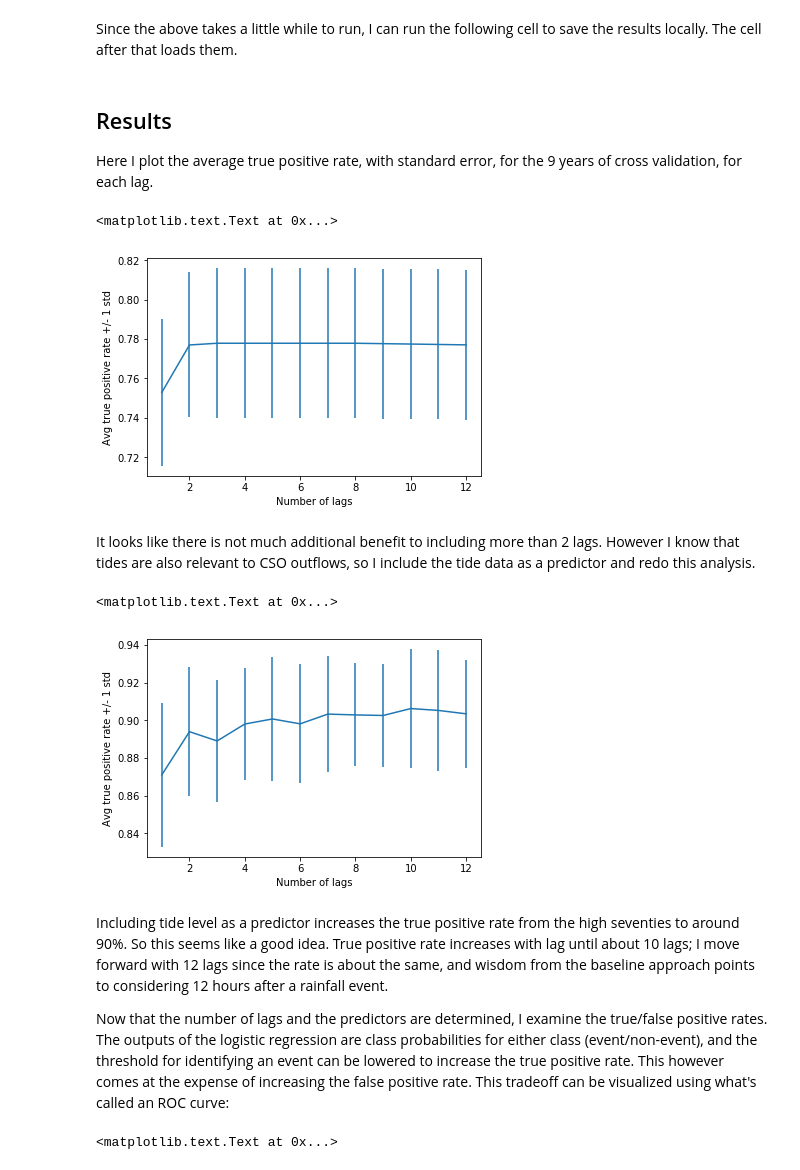
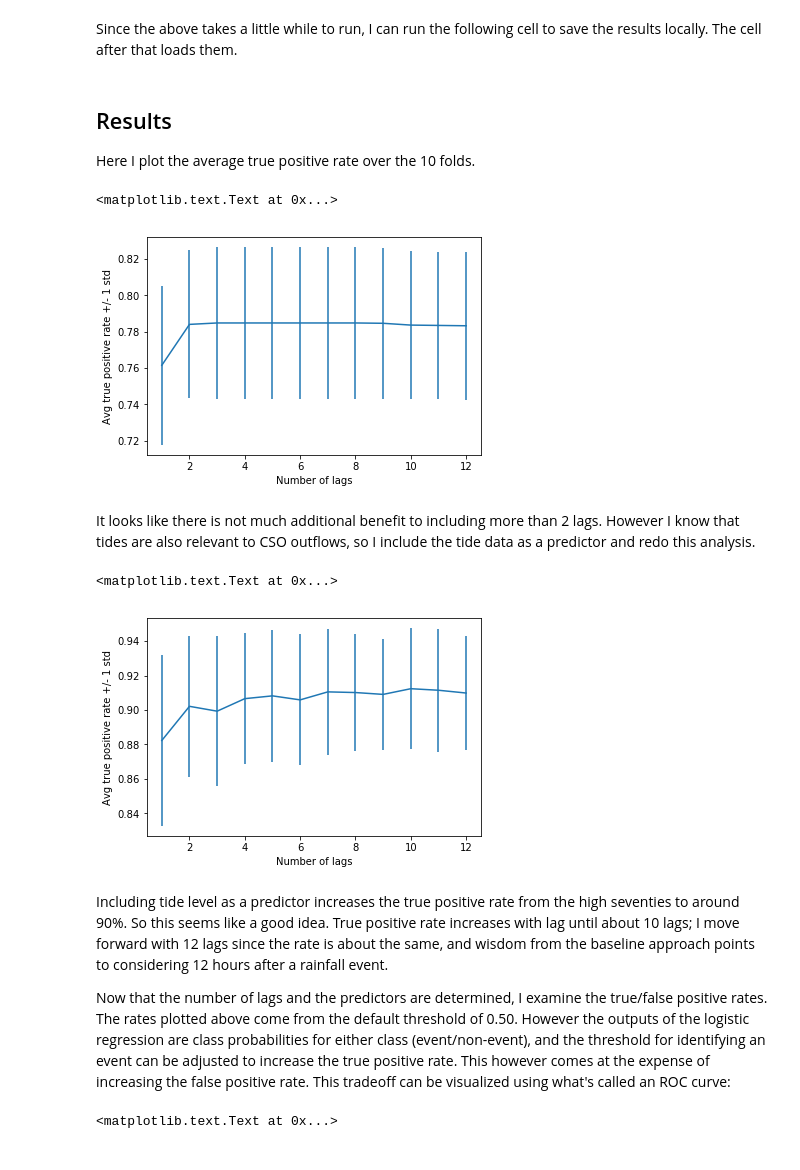
Before and after one commit to klostest/NYCDEP, a Jupyter notebook: Sewer_overflow_and_bacteria_project.ipynb, the cells around one changed output. Cells and saved outputs as stored; diff of their text form; code cells hidden in the pictures.

```diff
--- a/Sewer_overflow_and_bacteria_project.ipynb
+++ b/Sewer_overflow_and_bacteria_project.ipynb
@@ -469,8 +474,8 @@ fname = 'metrics_cso_1_preds_lags_1_to_12.pkl'
 [lags_to_try, all_test_acc, all_test_proba,\
             all_test_roc, sklearn_metrics] = joblib.load(fname)
 # %% [markdown]
-## Results
-Here I plot the average true positive rate, with standard error, for the 9 years of cross validation, for each lag.
+## Results <a id='results_cso'></a>
+Here I plot the average true positive rate over the 10 folds.
 # %%
 #Plot of mean and std dev across the cross validation
 mean_stat = np.array([])
@@ -478,14 +483,14 @@ std_stat = np.array([])
 
 for lag_order in lags_to_try:
 #     print(lag_order)
-    this_lag_order_f1 = np.array([])
+    this_lag_order_tpr = np.array([])
 
-    for year_index in range(np.shape(sklearn_metrics[lag_order-1])[0]-1):
+    for year_index in range(np.shape(sklearn_metrics[lag_order-1])[0]):
         #Get true positive rate
-        this_lag_order_f1 = np.append(this_lag_order_f1, sklearn_metrics[lag_order-1][year_index][1][1])
+        this_lag_order_tpr = np.append(this_lag_order_tpr, sklearn_metrics[lag_order-1][year_index][1][1])
 
-    mean_stat = np.append(mean_stat, np.mean(this_lag_order_f1))
-    std_stat = np.append(std_stat, np.std(this_lag_order_f1))
+    mean_stat = np.append(mean_stat, np.mean(this_lag_order_tpr))
+    std_stat = np.append(std_stat, np.std(this_lag_order_tpr))
 
 # plt.plot(several_lags, mean_r_sq)
 plt.errorbar(lags_to_try, mean_stat, yerr=std_stat)
@@ -494,7 +499,7 @@ plt.ylabel('Avg true positive rate +/- 1 std')
 plt.title('')
 # %% [output]
 <matplotlib.text.Text at 0x...>
-[figure, old version]
+[figure, new version]
 # %% [markdown]
 It looks like there is not much additional benefit to including more than 2 lags.  However I know that tides are also relevant to CSO outflows, so I include the tide data as a predictor and redo this analysis.
 # %%
@@ -529,31 +534,31 @@ fname = 'metrics_cso_2_preds_lags_1_to_12.pkl'
 # %%
 #Plot of mean and std dev across the cross validation
 mean_stat = np.array([])
 std_stat = np.array([])
 
 for lag_order in lags_to_try:
 #     print(lag_order)
-    this_lag_order_f1 = np.array([])
+    this_lag_order_tpr = np.array([])
 
-    for year_index in range(np.shape(sklearn_metrics[lag_order-1])[0]-1):
+    for year_index in range(np.shape(sklearn_metrics[lag_order-1])[0]):
         #Get true positive rate
-        this_lag_order_f1 = np.append(this_lag_order_f1, sklearn_metrics[lag_order-1][year_index][1][1])
+        this_lag_order_tpr = np.append(this_lag_order_tpr, sklearn_metrics[lag_order-1][year_index][1][1])
 
-    mean_stat = np.append(mean_stat, np.mean(this_lag_order_f1))
-    std_stat = np.append(std_stat, np.std(this_lag_order_f1))
+    mean_stat = np.append(mean_stat, np.mean(this_lag_order_tpr))
+    std_stat = np.append(std_stat, np.std(this_lag_order_tpr))
 
 # plt.plot(several_lags, mean_r_sq)
 plt.errorbar(lags_to_try, mean_stat, yerr=std_stat)
 plt.xlabel('Number of lags')
 plt.ylabel('Avg true positive rate +/- 1 std')
 plt.title('')
 # %% [output]
 <matplotlib.text.Text at 0x...>
-[figure, old version]
+[figure, new version]
 # %% [markdown]
 Including tide level as a predictor increases the true positive rate from the high seventies to around 90%.  So this seems like a good idea.  True positive rate increases with lag until about 10 lags; I move forward with 12 lags since the rate is about the same, and wisdom from the baseline approach points to considering 12 hours after a rainfall event.
 
-Now that the number of lags and the predictors are determined, I examine the true/false positive rates.  The outputs of the logistic regression are class probabilities for either class (event/non-event), and the threshold for identifying an event can be lowered to increase the true positive rate.  This however comes at the expense of increasing the false positive rate.  This tradeoff can be visualized using what's called an ROC curve:
+Now that the number of lags and the predictors are determined, I examine the true/false positive rates.  The rates plotted above come from the default threshold of 0.50.  However the outputs of the logistic regression are class probabilities for either class (event/non-event), and the threshold for identifying an event can be adjusted to increase the true positive rate.  This however comes at the expense of increasing the false positive rate.  This tradeoff can be visualized using what's called an ROC curve:
 # %%
 # Plot ROC curve for 12 lags (index 11), choose year.
 year_to_plot = 0
```
Also changed, not shown: parts of 27 cells of this notebook.
